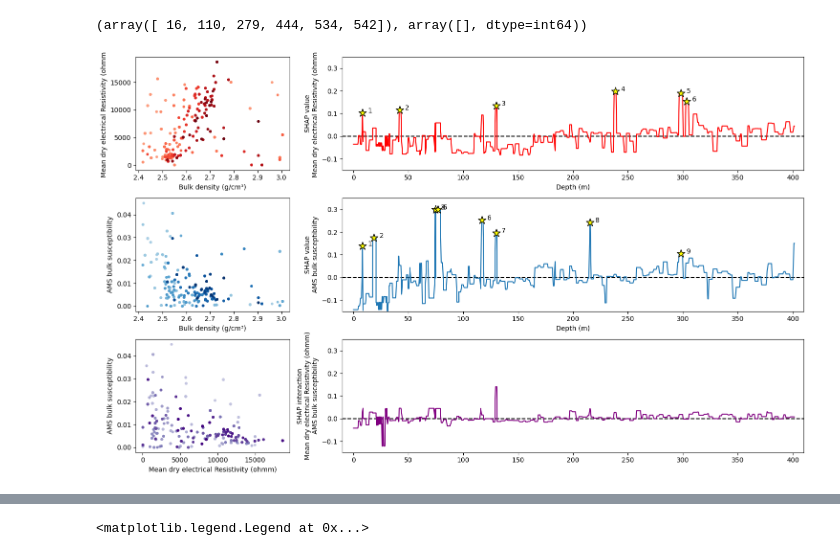
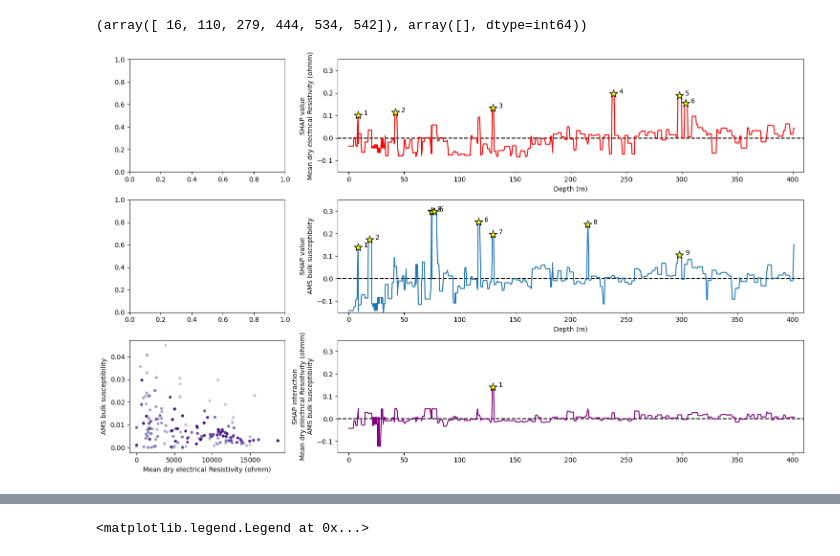
Before and after one commit to SerpRateAI/AI-pipeline-boreholes, a Jupyter notebook: ams-resist-analysis.ipynb, the cells around one changed output, grey strips where cells are left out. Saved outputs shown, nothing was run; the diff lists cells and outputs as text; code cells hidden in the pictures.

Commit message:
added peaks and word selection

```diff
--- a/ams-resist-analysis.ipynb
+++ b/ams-resist-analysis.ipynb
@@ -98,6 +98,8 @@ r2 score: 0.8702128220270504
 # from catboost import CatBoostRegressor
 # from sklearn.model_selection import train_test_split
 # from sklearn.metrics import mean_squared_error, r2_score
+physics = ['Mean dry electrical Resistivity (ohmm)',
+ 'AMS bulk susceptibility',]
 X = df[physics]
 y = df['Bulk density (g/cm³)']
 
@@ -218,19 +220,54 @@ find_peaks_custom(shap_df['Mean dry electrical Resistivity (ohmm)'])
 # %%
 fig, (ax1, ax2, ax3) = plt.subplots(3, 2, gridspec_kw={'width_ratios': [3, 9]}, figsize=(15, 9))
 
-ax1[0].scatter(df['Bulk density (g/cm³)'], df['Mean dry electrical Resistivity (ohmm)'], c=df.TOP_DEPTH, cmap='Reds', vmin=-200, marker='.')
-ax1[0].set_ylabel('Mean dry electrical Resistivity (ohmm)')
-ax1[0].set_xlabel('Bulk density (g/cm³)')
 
-ax2[0].scatter(df['Bulk density (g/cm³)'], df['AMS bulk susceptibility'], c=df.TOP_DEPTH, cmap='Blues', vmin=-200, marker='.')
-ax2[0].set_ylabel('AMS bulk susceptibility')
-ax2[0].set_xlabel('Bulk density (g/cm³)')
+# calculate shap values
+# physics = ['Mean dry electrical Resistivity (ohmm)', 'AMS bulk susceptibility',]
+# X = rawdata[physics]
+# y = rawdata['Bulk density (g/cm³)']
+# explainer = shap.TreeExplainer(model)
+# shap_values = explainer(X)
+# shap_df = pd.DataFrame(columns=X.columns, index=rawdata['TOP_DEPTH'])
+# for n, c in enumerate(X.columns):
+#     shap_df[c] = shap_values[:,n]
+
+# def plot_scatter_and_shap(rawdata, shapdf, ycol, axrow, colormap):
+
+#     # plot left panel raw data scatter plot
+#     axrow[0].scatter(rawdata['Bulk density (g/cm³)'], rawdata[ycol], c=rawdata.TOP_DEPTH, cmap=colormap, vmin=-200, marker='.')
+#     axrow[0].set_ylabel(ycol)
+#     axrow[0].set_xlabel('Bulk density (g/cm³)')
+
+
+#     # plot right panel model shap values for variable
+#     axrow[1].plot(shapdf.index, shapdf[ycol], color=cmap(1))
+#     axrow[1].set_ylabel('SHAP value\n'+ycol)
+#     axrow[1].set_ylim(-0.15, 0.35)
+#     axrow[1].plot((-10, 410), (0, 0), zorder=0, color='black', linestyle='--')
+#     axrow[1].set_xlim(-10, 410)
+#     axrow[1].set_xlabel('Depth (m)')
+
+#     # plot peaks on right panel
+#     pos, neg = find_peaks_custom(shapdf[ycol])
+#     x = shap_df.index[pos].values
+#     y = shap_df['Mean dry electrical Resistivity (ohmm)'].iloc[pos].values
+#     axrow[1].scatter(x, y, marker='*', color='yellow', edgecolor='black', s=150, zorder=20)
+#     for n in np.arange(len(x)):
+#         axrow[1].text(s=f'{n+1}', x=x[n]+5, y=y[n])
+
+# ax1[0].scatter(df['Bulk density (g/cm³)'], df['Mean dry electrical Resistivity (ohmm)'], c=df.TOP_DEPTH, cmap='Reds', vmin=-200, marker='.')
+# ax1[0].set_ylabel('Mean dry electrical Resistivity (ohmm)')
+# ax1[0].set_xlabel('Bulk density (g/cm³)')
+
+# ax2[0].scatter(df['Bulk density (g/cm³)'], df['AMS bulk susceptibility'], c=df.TOP_DEPTH, cmap='Blues', vmin=-200, marker='.')
+# ax2[0].set_ylabel('AMS bulk susceptibility')
+# ax2[0].set_xlabel('Bulk density (g/cm³)')
 
 import shap
 
 explainer = shap.TreeExplainer(phys)
 shap_values = explainer(X)
-shap_df = pd.DataFrame( columns=X.columns, index=df['TOP_DEPTH'])
+shap_df = pd.DataFrame(columns=X.columns, index=df['TOP_DEPTH'])
 for n, c in enumerate(X.columns):
     shap_df[c] = shap_values.values[:,n]
 
@@ -249,31 +286,39 @@ for n in np.arange(len(x)):
     ax1[1].text(s=f'{n+1}', x=x[n]+5, y=y[n])
 
 ax2[1].plot(shap_df.index, shap_df['AMS bulk susceptibility'])
 ax2[1].set_ylabel('SHAP value\nAMS bulk susceptibility')
 ax2[1].set_ylim(-0.15, 0.35)
 ax2[1].plot((-10, 410), (0, 0), zorder=0, color='black', linestyle='--')
 ax2[1].set_xlim(-10, 410)
 ax2[1].set_xlabel('Depth (m)')
 
 pos, neg = find_peaks_custom(shap_df['AMS bulk susceptibility'])
 x = shap_df.index[pos].values
 y = shap_df['AMS bulk susceptibility'].iloc[pos].values
 ax2[1].scatter(x, y, marker='*', color='yellow', edgecolor='black', s=150, zorder=20)
 for n in np.arange(len(x)):
     ax2[1].text(s=f'{n+1}', x=x[n]+5, y=y[n])
 
 # df.plot.scatter('Mean dry electrical Resistivity (ohmm)', 'AMS bulk susceptibility', ax=ax3[0], marker='.', c='TOP_DEPTH')
 ax3[0].scatter(df['Mean dry electrical Resistivity (ohmm)'], df['AMS bulk susceptibility'], marker='.', c=df.TOP_DEPTH, cmap='Purples', vmin=-200)
 ax3[0].set_xlabel('Mean dry electrical Resistivity (ohmm)')
 ax3[0].set_ylabel('AMS bulk susceptibility')
 shap_interaction_values = explainer.shap_interaction_values(X)
+
+
+pos, neg = find_peaks_custom(shap_interaction_values[:,:,1][:,0])
+x = shap_df.index[pos].values
+y = shap_interaction_values[:,:,1][:,0][pos]
+ax3[1].scatter(x, y, marker='*', color='yellow', edgecolor='black', s=150, zorder=20)
+for n in np.arange(len(x)):
+    ax3[1].text(s=f'{n+1}', x=x[n]+5, y=y[n])
 ax3[1].plot(df.TOP_DEPTH, shap_interaction_values[:,:,1][:,0], color='Purple')
 ax3[1].set_ylim(-0.15, 0.35)
 ax3[1].plot((-10, 410), (0, 0), zorder=0, color='black', linestyle='--')
 ax3[1].set_xlim(-10, 410)
 ax3[1].set_ylabel('SHAP interaction\nMean dry electrical Resistivity (ohmm)\nAMS bulk susceptibility')
 
 fig.tight_layout()
 fig.savefig('shap.pdf', bbox_inches='tight')
 # %% [output]
-[figure, old version]
+[figure, new version]
```
Also changed, not shown: parts of 7 cells of this notebook.
